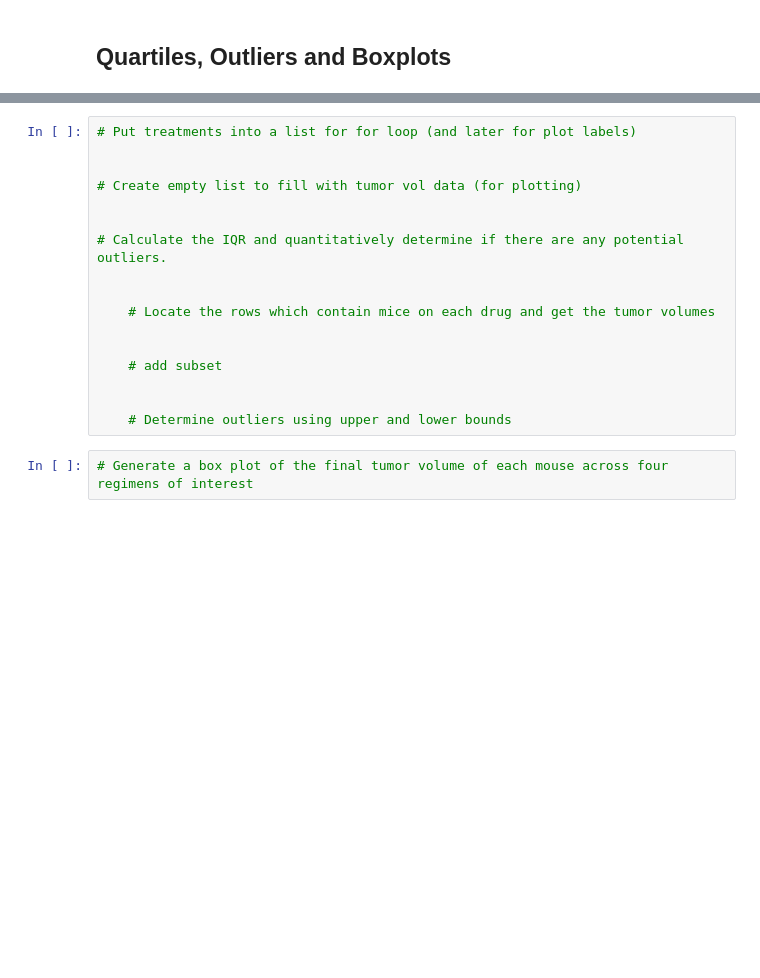
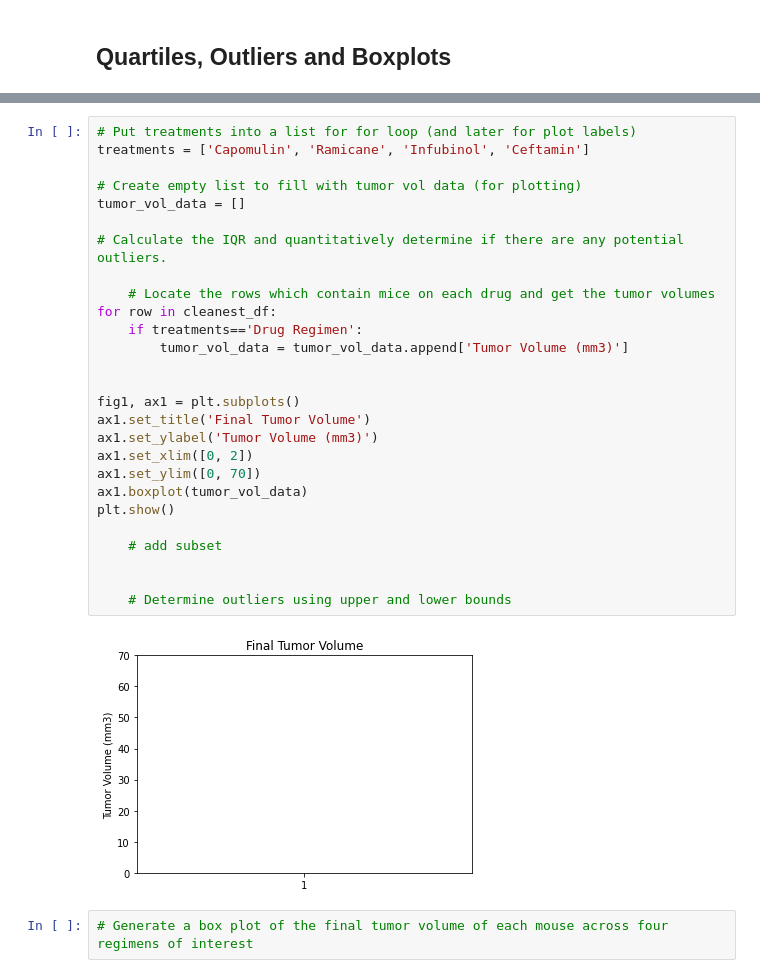
Before and after one commit to MLozano88/Pymaceuticals, a Jupyter notebook: Pymaceuticals/pymaceuticals_starter.ipynb, the cells around one changed output, grey strips where cells are left out. Cells and saved outputs as stored; diff of their text form; blank space fills up the shorter version.

```diff
--- a/Pymaceuticals/pymaceuticals_starter.ipynb
+++ b/Pymaceuticals/pymaceuticals_starter.ipynb
@@ -151,20 +196,32 @@ plt.show()
 # %%
 # Put treatments into a list for for loop (and later for plot labels)
-
+treatments = ['Capomulin', 'Ramicane', 'Infubinol', 'Ceftamin']
 
 # Create empty list to fill with tumor vol data (for plotting)
-
+tumor_vol_data = []
 
 # Calculate the IQR and quantitatively determine if there are any potential outliers.
 
+    # Locate the rows which contain mice on each drug and get the tumor volumes
+for row in cleanest_df:
+    if treatments=='Drug Regimen':
+        tumor_vol_data = tumor_vol_data.append['Tumor Volume (mm3)']
 
-    # Locate the rows which contain mice on each drug and get the tumor volumes
 
+fig1, ax1 = plt.subplots()
+ax1.set_title('Final Tumor Volume')
+ax1.set_ylabel('Tumor Volume (mm3)')
+ax1.set_xlim([0, 2])
+ax1.set_ylim([0, 70])
+ax1.boxplot(tumor_vol_data)
+plt.show()
 
     # add subset
 
 
     # Determine outliers using upper and lower bounds
+# %% [output]
+[figure, added]
 # %%
 # Generate a box plot of the final tumor volume of each mouse across four regimens of interest
 # %% [markdown]
```
Also changed, not shown: parts of 7 cells of this notebook.
